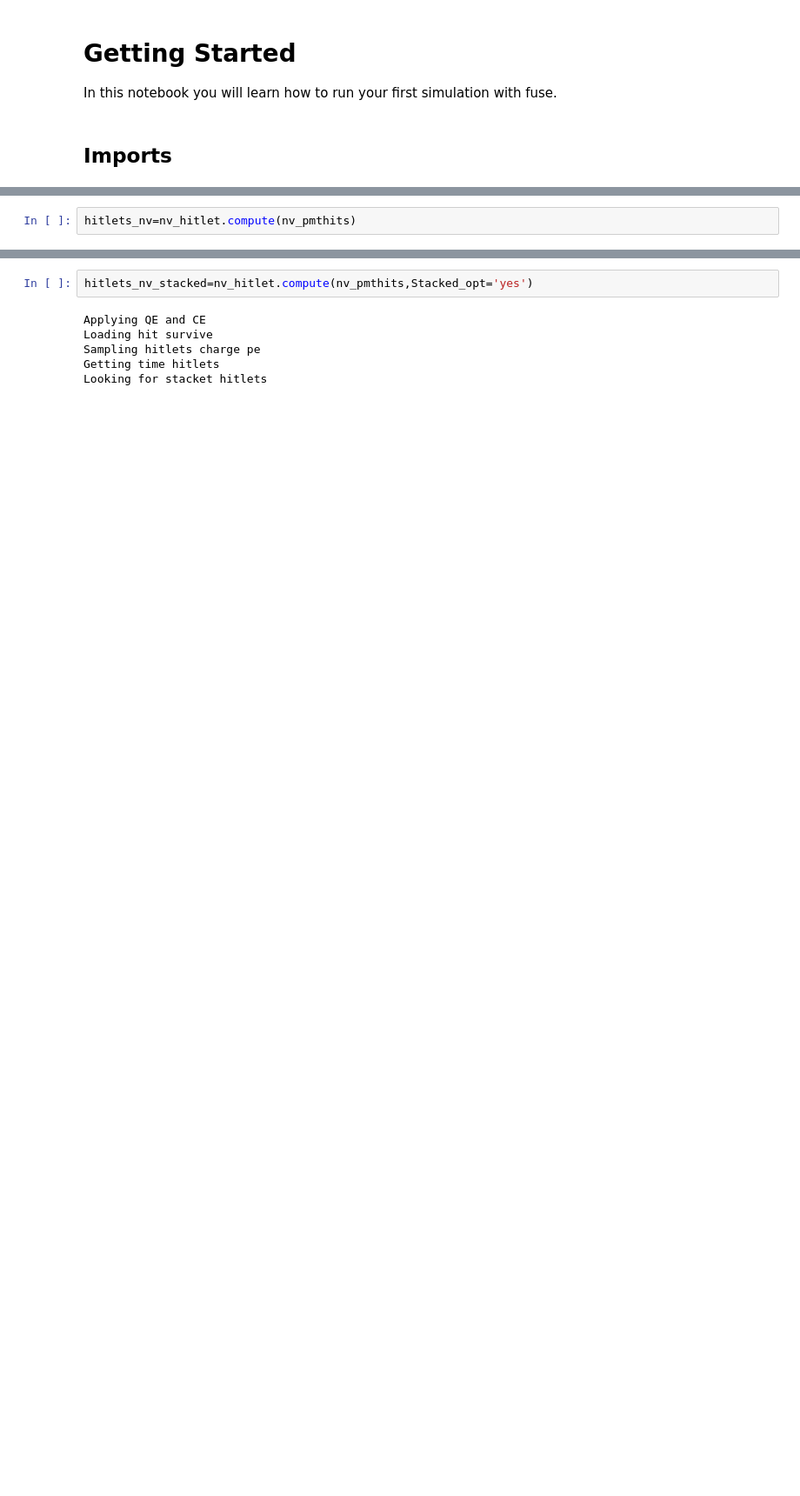
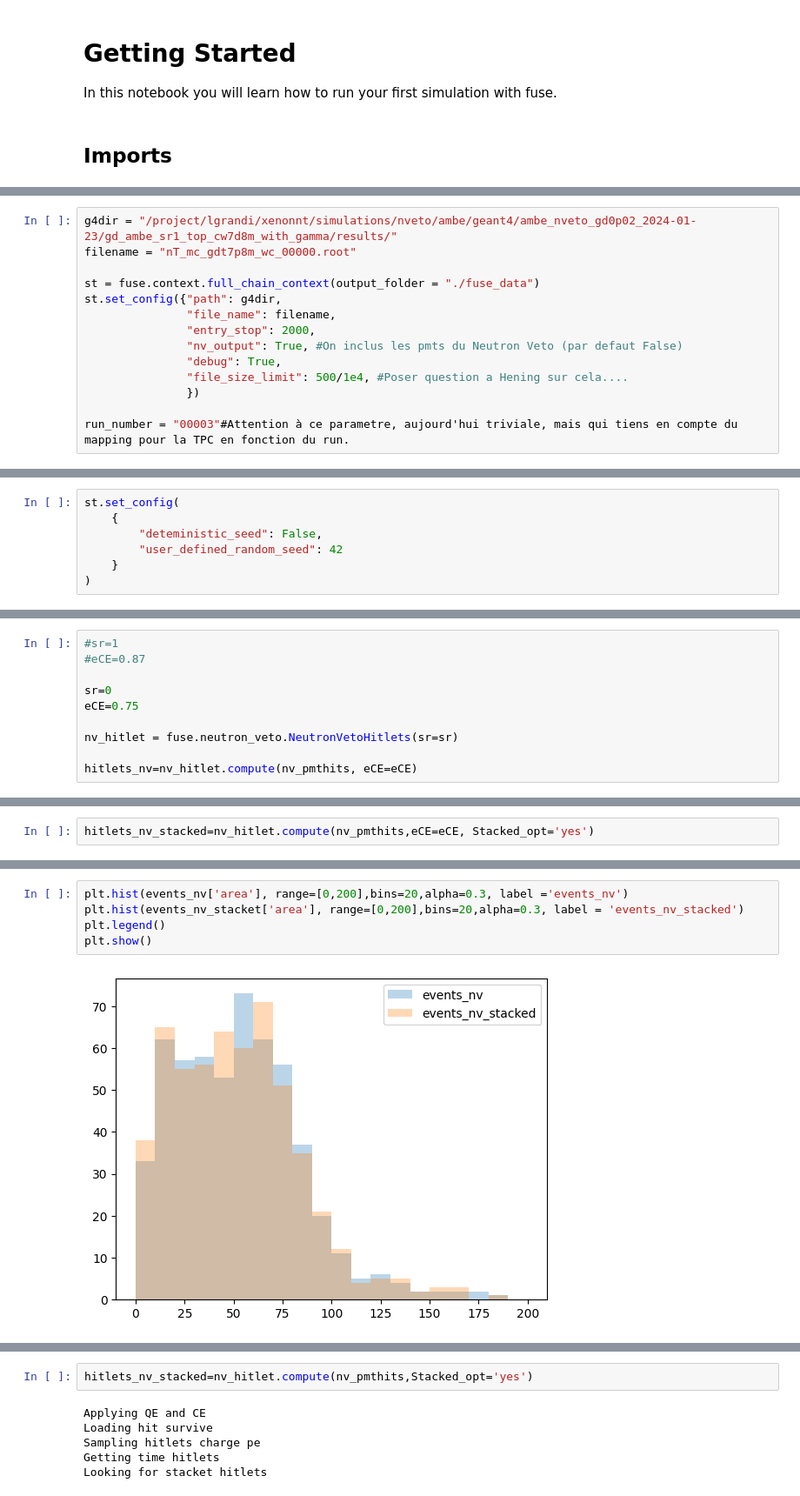
Before and after one commit to XENONnT/fuse, a Jupyter notebook: fuse/plugins/neutron_veto/Testing_nv_hitlet.ipynb, the cells around one changed output, grey strips where cells are left out. Shown at 87% size. Saved outputs shown, nothing was run; the diff lists cells and outputs as text; blank space fills up the shorter version.

```diff
--- a/fuse/plugins/neutron_veto/Testing_nv_hitlet.ipynb
+++ b/fuse/plugins/neutron_veto/Testing_nv_hitlet.ipynb
@@ -29,3 +32,17 @@ run_number = "00003"#Attention à ce parametre, aujourd'hui triviale, mais qui t
 Warning! elife not in context config, skipping...
 Warning! electron_drift_velocity not in context config, skipping...
 Warning! electron_drift_time_gate not in context config, skipping...
+# %%
+g4dir = "/project/lgrandi/xenonnt/simulations/nveto/ambe/geant4/ambe_nveto_gd0p02_2024-01-23/gd_ambe_sr1_top_cw7d8m_with_gamma/results/"
+filename = "nT_mc_gdt7p8m_wc_00000.root"
+
+st = fuse.context.full_chain_context(output_folder = "./fuse_data")
+st.set_config({"path": g4dir,
+               "file_name": filename,
+               "entry_stop": 2000,
+               "nv_output": True, #On inclus les pmts du Neutron Veto (par defaut False)
+               "debug": True,
+               "file_size_limit": 500/1e4, #Poser question a Hening sur cela....
+               })
+
+run_number = "00003"#Attention à ce parametre, aujourd'hui triviale, mais qui tiens en compte du mapping pour la TPC en fonction du run.
@@ -32,3 +53,10 @@ Warning! electron_drift_time_gate not in context config, skipping...
+# %%
+st.set_config(
+    {
+        "deteministic_seed": False,
+        "user_defined_random_seed": 42
+    }
+)
 # %%
 nv_pmthits = st.get_array(run_number, "nv_pmthits")
 # %% [output]
@@ -40,0 +79,10 @@ nv_hitlet = fuse.neutron_veto.NeutronVetoHitlets()
+# %%
+#sr=1
+#eCE=0.87
+
+sr=0
+eCE=0.75
+
+nv_hitlet = fuse.neutron_veto.NeutronVetoHitlets(sr=sr)
+
+hitlets_nv=nv_hitlet.compute(nv_pmthits, eCE=eCE)
@@ -41,5 +94,5 @@ nv_hitlet = fuse.neutron_veto.NeutronVetoHitlets()
 # %%
-hitlets_nv=nv_hitlet.compute(nv_pmthits)
+hitlets_nv_stacked=nv_hitlet.compute(nv_pmthits,eCE=eCE, Stacked_opt='yes')
 # %% [output]
 Applying QE and CE
 Loading hit survive
@@ -47,0 +119,7 @@ Getting time hitlets
+# %%
+plt.hist(events_nv['area'], range=[0,200],bins=20,alpha=0.3, label ='events_nv')
+plt.hist(events_nv_stacket['area'], range=[0,200],bins=20,alpha=0.3, label = 'events_nv_stacked')
+plt.legend()
+plt.show()
+# %% [output]
+[figure, added]
```
Also changed, not shown: parts of 25 cells of this notebook, 1 other file.
